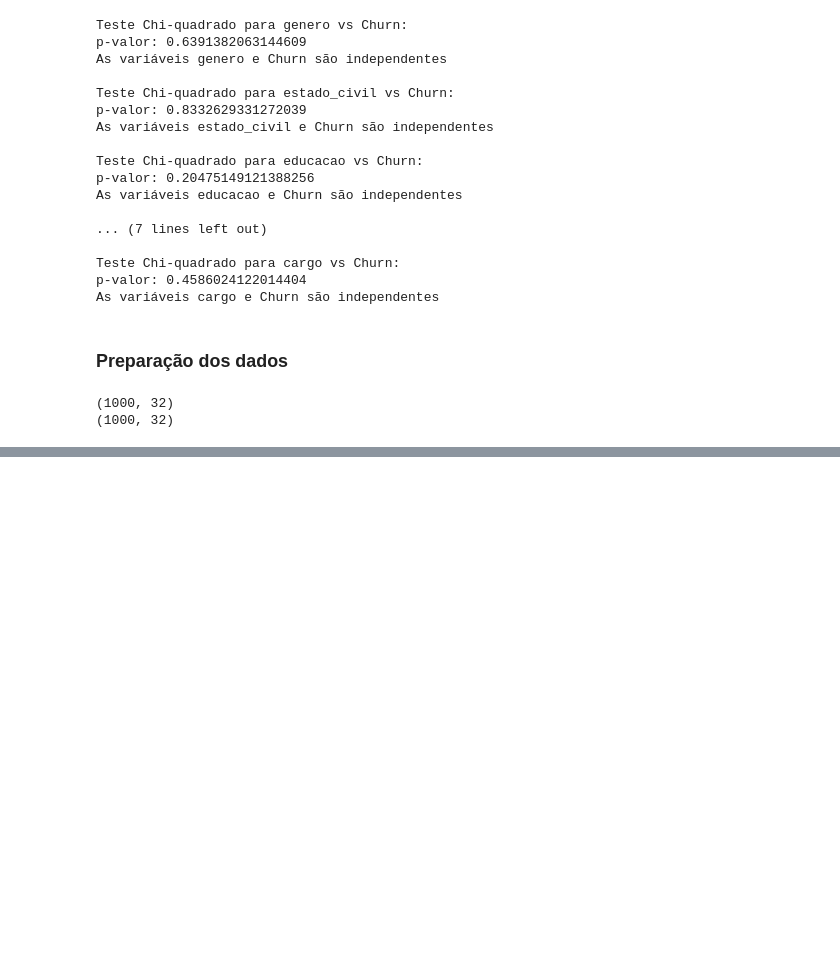
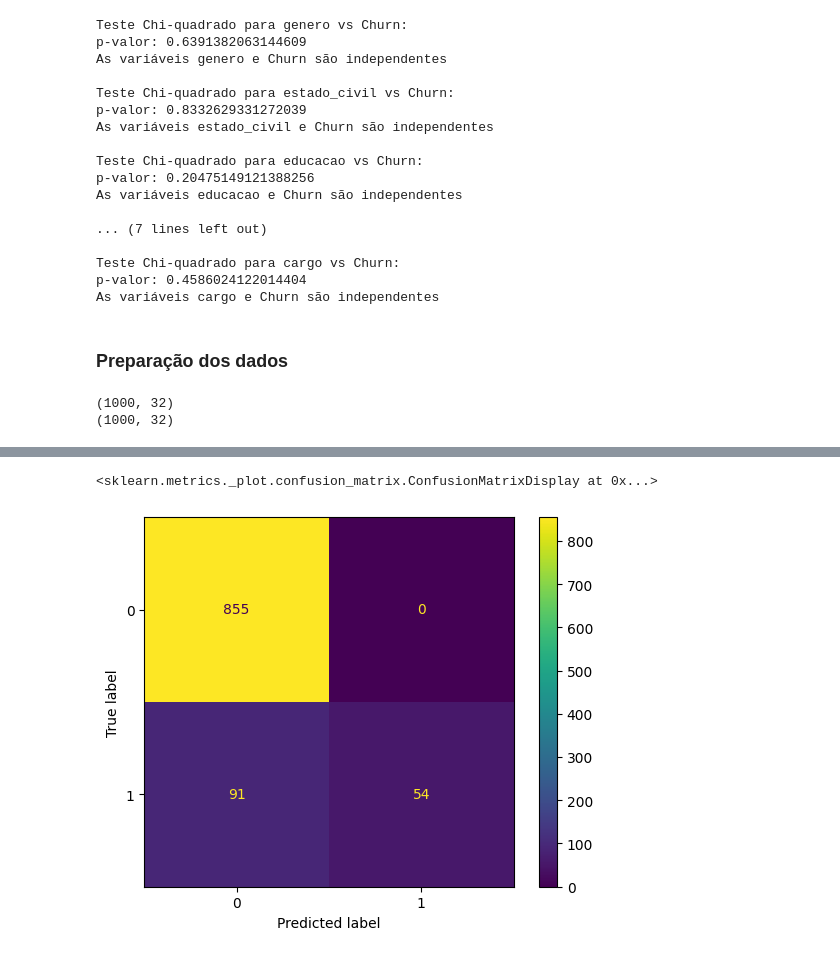
Before and after one commit to smoothemerson/AI_development, a Jupyter notebook: classes/ensemble_models/random_forest/churn_employee.ipynb, the cells around one changed output, grey strips where cells are left out. Drawn from its saved outputs; the diff is of its cells as text; code cells hidden in the pictures; blank space fills up the shorter version.

Commit message:
feat: add baseline model

```diff
--- a/classes/ensemble_models/random_forest/churn_employee.ipynb
+++ b/classes/ensemble_models/random_forest/churn_employee.ipynb
@@ -309,0 +311,14 @@ print(X_test.shape)
+# %%
+# Criar o modelo de RandomForest
+rf_model = RandomForestClassifier(
+  n_estimators=100,
+  max_depth=20,
+  min_samples_split=2,
+  min_samples_leaf=1,
+  random_state=51,
+  max_features='sqrt',
+  class_weight='balanced'
+)
+# %%
+# Treinar o modelo
+rf_model.fit(X_train, y_train)
@@ -309,0 +329,3 @@ print(X_test.shape)
+# %%
+# Fazer predições (classificações - 0 ou 1)
+y_pred = rf_model.predict(X_test)
@@ -309,0 +417,8 @@ print(X_test.shape)
+# %%
+# Mostrar a matriz de confusão
+conf_matrix = confusion_matrix(y_test, y_pred)
+fig = ConfusionMatrixDisplay(conf_matrix)
+fig.plot()
+# %% [output]
+<sklearn.metrics._plot.confusion_matrix.ConfusionMatrixDisplay at 0x...>
+[figure, added]
```
Also changed, not shown: parts of 13 cells of this notebook.
